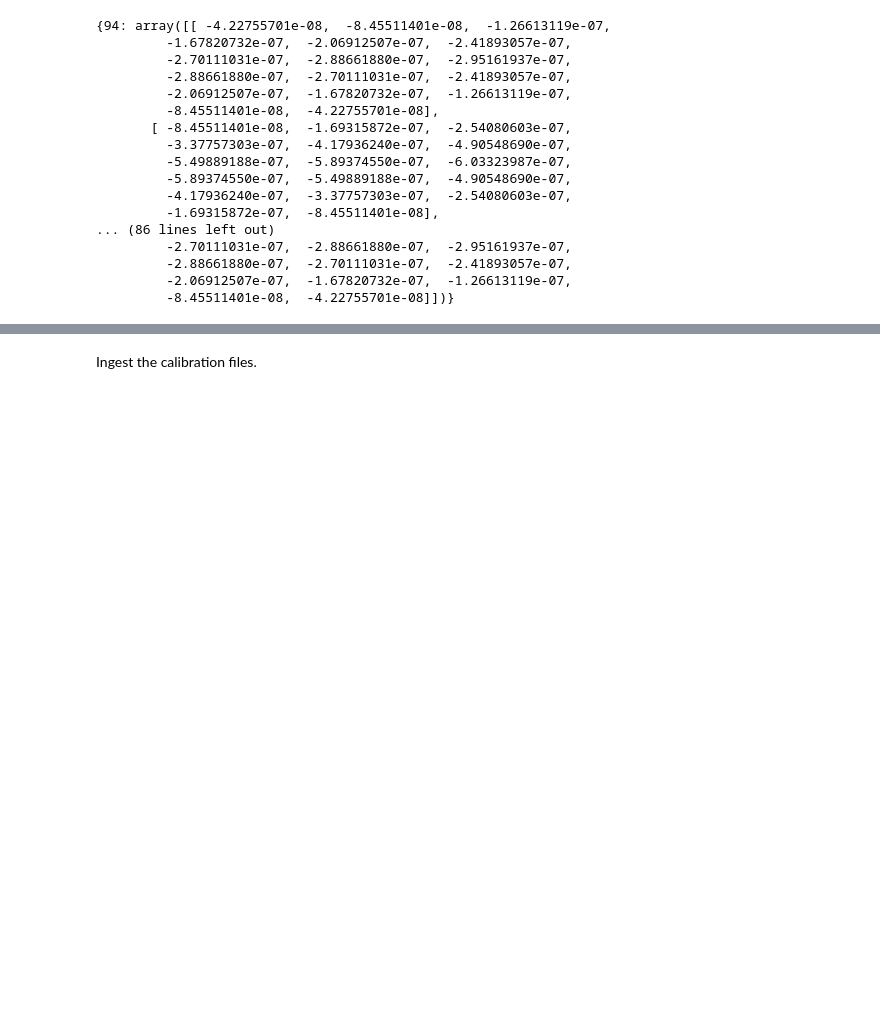
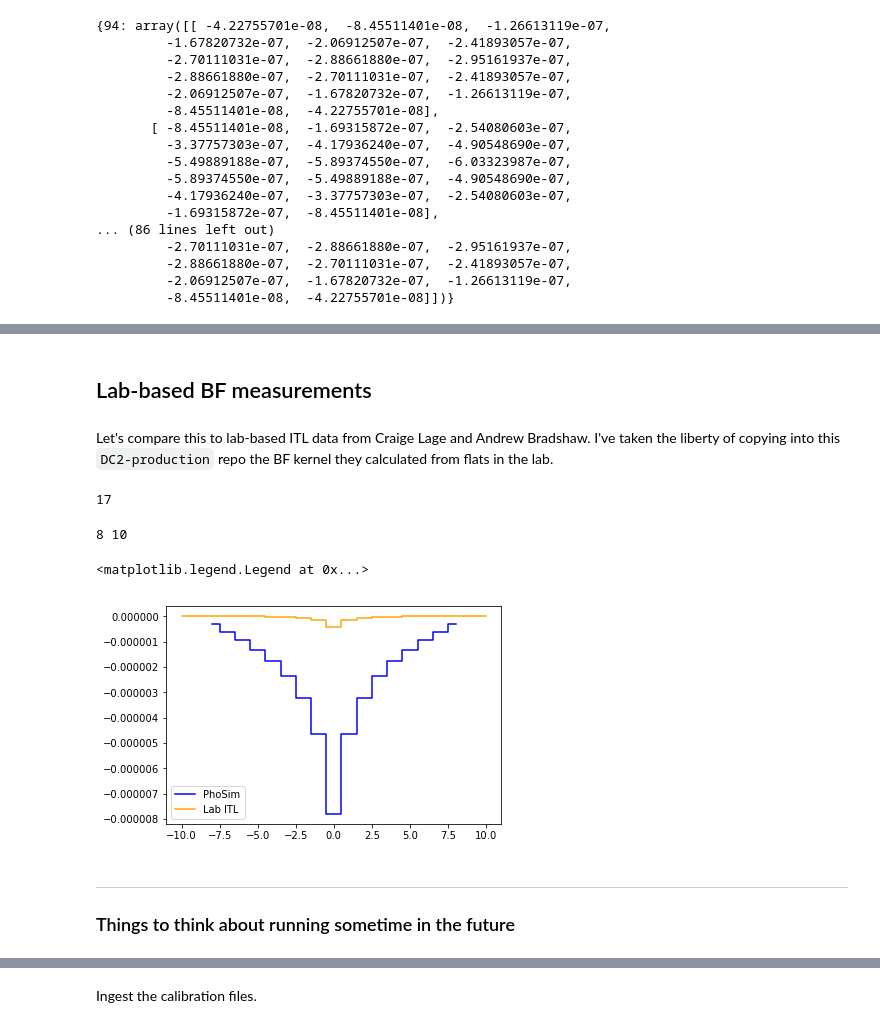
Before and after one commit to LSSTDESC/DC2-production, a Jupyter notebook: Notebooks/make_brighter_fatter_kernel.ipynb, the cells around one changed output, grey strips where cells are left out. Saved outputs shown, nothing was run; the diff lists cells and outputs as text; code cells hidden in the pictures; blank space fills up the shorter version.

```diff
--- a/Notebooks/make_brighter_fatter_kernel.ipynb
+++ b/Notebooks/make_brighter_fatter_kernel.ipynb
@@ -192,2 +226,28 @@ plt.plot(bf_kernel[94][:,8])
+# %% [markdown]
+## Lab-based BF measurements
+# %% [markdown]
+Let's compare this to lab-based ITL data from Craige Lage and Andrew Bradshaw.  I've taken the liberty of copying into this `DC2-production` repo the BF kernel they calculated from flats in the lab.
+# %%
+from astropy.io import fits
+lab_kernel = fits.getdata('BF_kernel-ITL_3800C_002.fits')
+print(len(bf_kernel[94]))
+# %% [output]
+17
+# %%
+bf_center = len(bf_kernel[94])//2
+lab_center = len(lab_kernel)//2
+
+print(bf_ny, lab_ny)
+
+plt.plot(np.arange(-bf_center, +bf_center+1), bf_kernel[94][:,bf_center], drawstyle='steps-mid', color='blue', label='PhoSim')
+plt.plot(np.arange(-lab_center, +lab_center+1), lab_kernel[:,lab_center], drawstyle='steps-mid', color='orange', label='Lab ITL')
+plt.legend()
+# %% [output]
+8 10
+<matplotlib.legend.Legend at 0x...>
+[figure, added]
+# %% [markdown]
+------
+### Things to think about running sometime in the future
 # %%
 from lsst.pipe.drivers.constructCalibs import BiasTask
```
Also changed, not shown: parts of 26 cells of this notebook.
